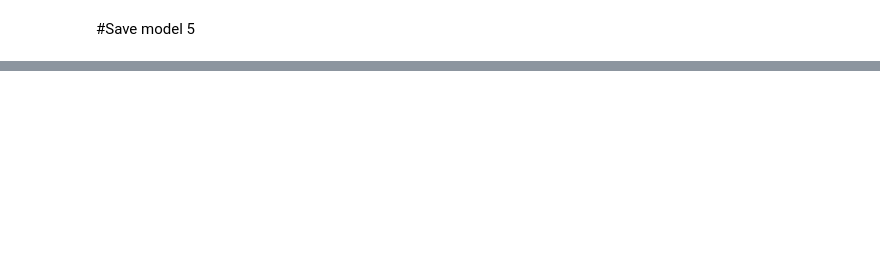
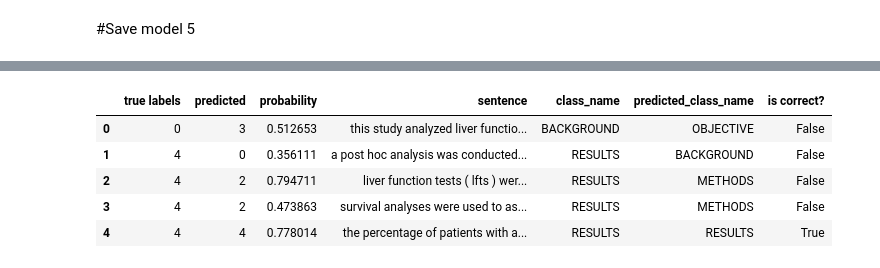
Before and after one commit to bartoszkozakiewicz/DeepLearning, a Jupyter notebook: Pub_Med_Project.ipynb, the cells around one changed output, grey strips where cells are left out. Saved outputs shown, nothing was run; the diff lists cells and outputs as text; code cells hidden in the pictures; blank space fills up the shorter version.

```diff
--- a/Pub_Med_Project.ipynb
+++ b/Pub_Med_Project.ipynb
@@ -1265,0 +1314,10 @@ assert loaded_model5 == model_5
+# %%
+train_pred_df["is correct?"] = train_pred_df["true labels"] == train_pred_df["predicted"]
+train_pred_df.head()
+# %% [output]
+|  | true labels | predicted | probability | sentence | class_name | predicted_class_name | is correct? |
+| 0 | 0 | 3 | 0.512653 | this study analyzed liver functio... | BACKGROUND | OBJECTIVE | False |
+| 1 | 4 | 0 | 0.356111 | a post hoc analysis was conducted... | RESULTS | BACKGROUND | False |
+| 2 | 4 | 2 | 0.794711 | liver function tests ( lfts ) wer... | RESULTS | METHODS | False |
+| 3 | 4 | 2 | 0.473863 | survival analyses were used to as... | RESULTS | METHODS | False |
+| 4 | 4 | 4 | 0.778014 | the percentage of patients with a... | RESULTS | RESULTS | True |
```
Also changed, not shown: parts of 50 cells of this notebook.
